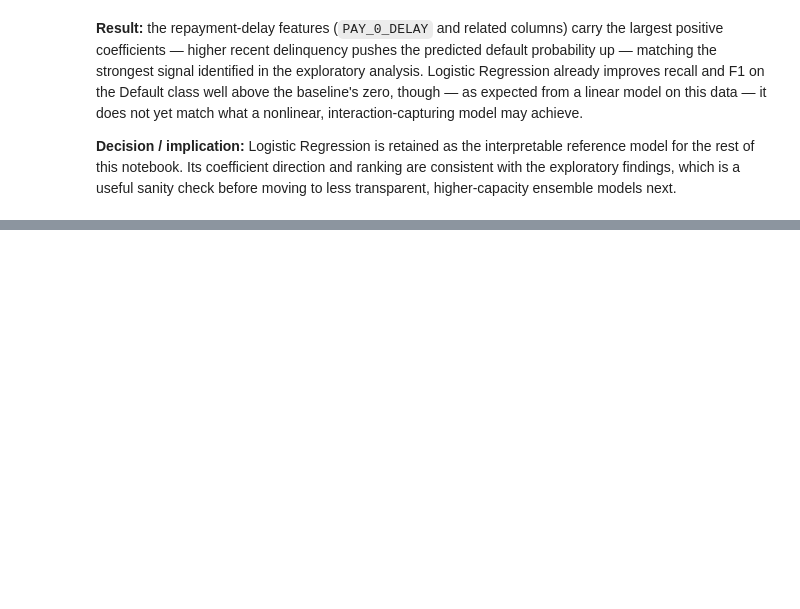
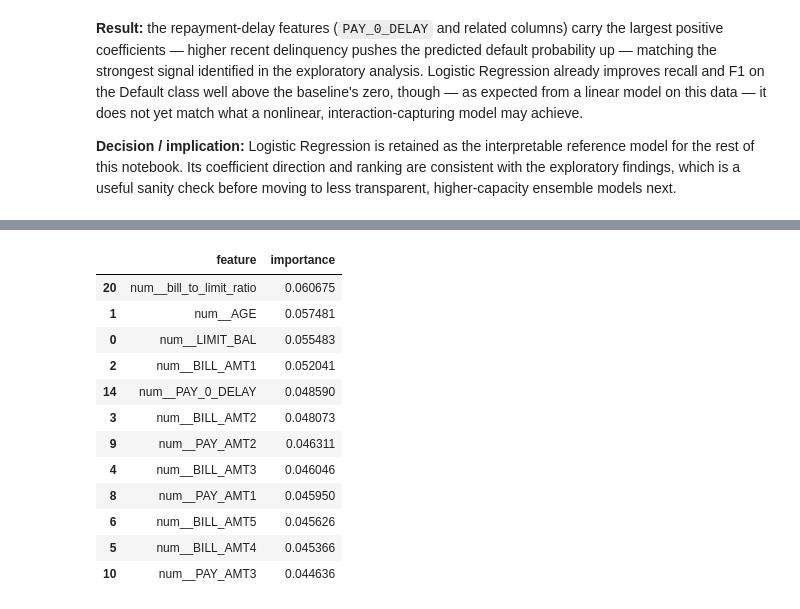
Before and after one commit to arielsharonferdinandus/Credit-Card-Clients-Risk-Prediction, a Jupyter notebook: Main.ipynb, the cells around one changed output, grey strips where cells are left out. Saved outputs shown, nothing was run; the diff lists cells and outputs as text; code cells hidden in the pictures; blank space fills up the shorter version.

```diff
--- a/Main.ipynb
+++ b/Main.ipynb
@@ -1758,0 +1812,23 @@ higher-capacity ensemble models next.
+# %%
+rf_feature_names = rf_pipeline.named_steps["preprocessor"].get_feature_names_out()
+rf_importances = rf_pipeline.named_steps["classifier"].feature_importances_
+
+rf_importance_table = pd.DataFrame({
+    "feature": rf_feature_names,
+    "importance": rf_importances,
+}).sort_values("importance", ascending=False)
+rf_importance_table.head(12)
+# %% [output]
+|  | feature | importance |
+| 20 | num__bill_to_limit_ratio | 0.060675 |
+| 1 | num__AGE | 0.057481 |
+| 0 | num__LIMIT_BAL | 0.055483 |
+| 2 | num__BILL_AMT1 | 0.052041 |
+| 14 | num__PAY_0_DELAY | 0.048590 |
+| 3 | num__BILL_AMT2 | 0.048073 |
+| 9 | num__PAY_AMT2 | 0.046311 |
+| 4 | num__BILL_AMT3 | 0.046046 |
+| 8 | num__PAY_AMT1 | 0.045950 |
+| 6 | num__BILL_AMT5 | 0.045626 |
+| 5 | num__BILL_AMT4 | 0.045366 |
+| 10 | num__PAY_AMT3 | 0.044636 |
```
Also changed, not shown: parts of 12 cells of this notebook.
